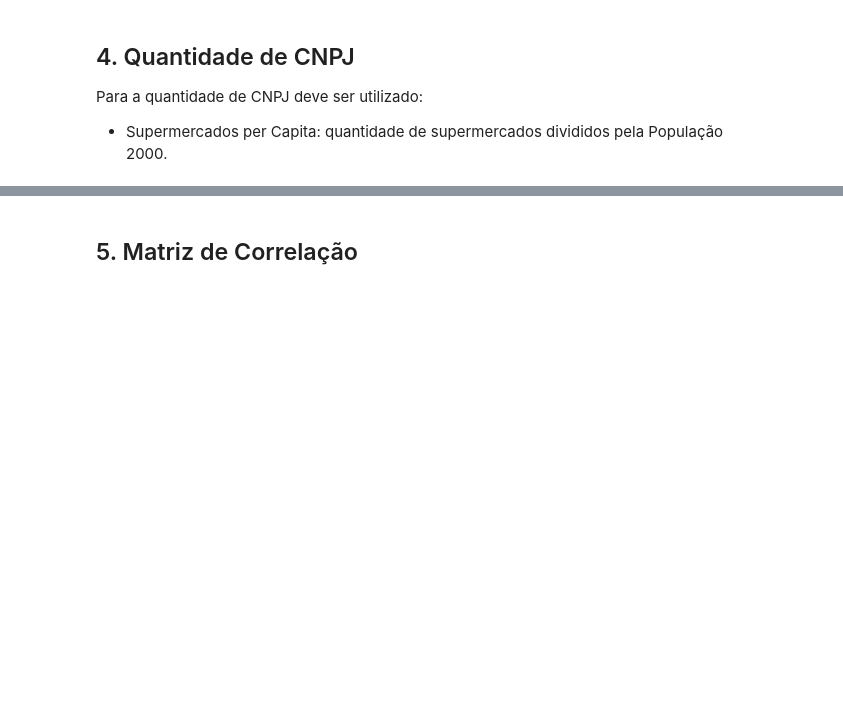
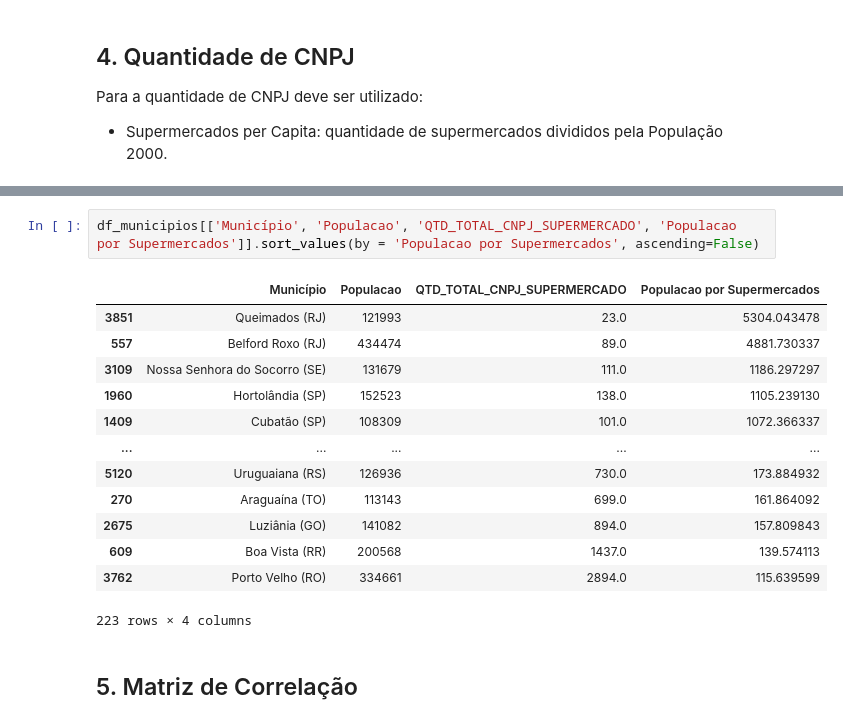
Before and after one commit to danielvolponi/case_plusoft_supermercado, a Jupyter notebook: notebooks/02_Analise_Exploratoria_de_Dados.ipynb, the cells around one changed output, grey strips where cells are left out. Saved outputs shown, nothing was run; the diff lists cells and outputs as text; blank space fills up the shorter version.

```diff
--- a/notebooks/02_Analise_Exploratoria_de_Dados.ipynb
+++ b/notebooks/02_Analise_Exploratoria_de_Dados.ipynb
@@ -150,3 +188,19 @@ df_municipios.head()
+# %%
+df_municipios[['Município', 'Populacao', 'QTD_TOTAL_CNPJ_SUPERMERCADO', 'Populacao por Supermercados']].sort_values(by = 'Populacao por Supermercados', ascending=False)
+# %% [output]
+|  | Município | Populacao | QTD_TOTAL_CNPJ_SUPERMERCADO | Populacao por Supermercados |
+| 3851 | Queimados (RJ) | 121993 | 23.0 | 5304.043478 |
+| 557 | Belford Roxo (RJ) | 434474 | 89.0 | 4881.730337 |
+| 3109 | Nossa Senhora do Socorro (SE) | 131679 | 111.0 | 1186.297297 |
+| 1960 | Hortolândia (SP) | 152523 | 138.0 | 1105.239130 |
+| 1409 | Cubatão (SP) | 108309 | 101.0 | 1072.366337 |
+| ... | ... | ... | ... | ... |
+| 5120 | Uruguaiana (RS) | 126936 | 730.0 | 173.884932 |
+| 270 | Araguaína (TO) | 113143 | 699.0 | 161.864092 |
+| 2675 | Luziânia (GO) | 141082 | 894.0 | 157.809843 |
+| 609 | Boa Vista (RR) | 200568 | 1437.0 | 139.574113 |
+| 3762 | Porto Velho (RO) | 334661 | 2894.0 | 115.639599 |
+223 rows × 4 columns
 # %% [markdown]
 ## 5. Matriz de Correlação
 # %%
```
Also changed, not shown: parts of 15 cells of this notebook, 3 other files.
